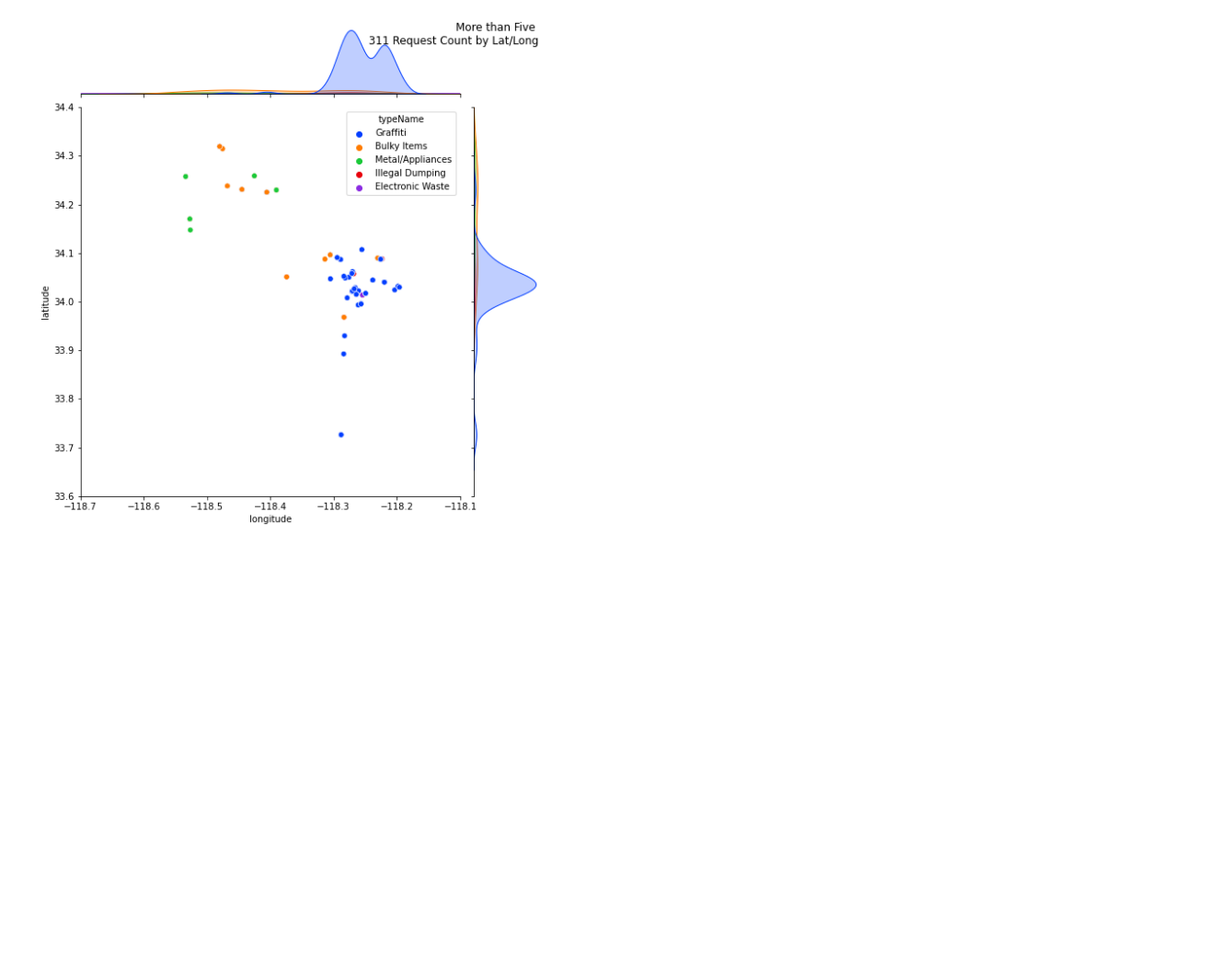
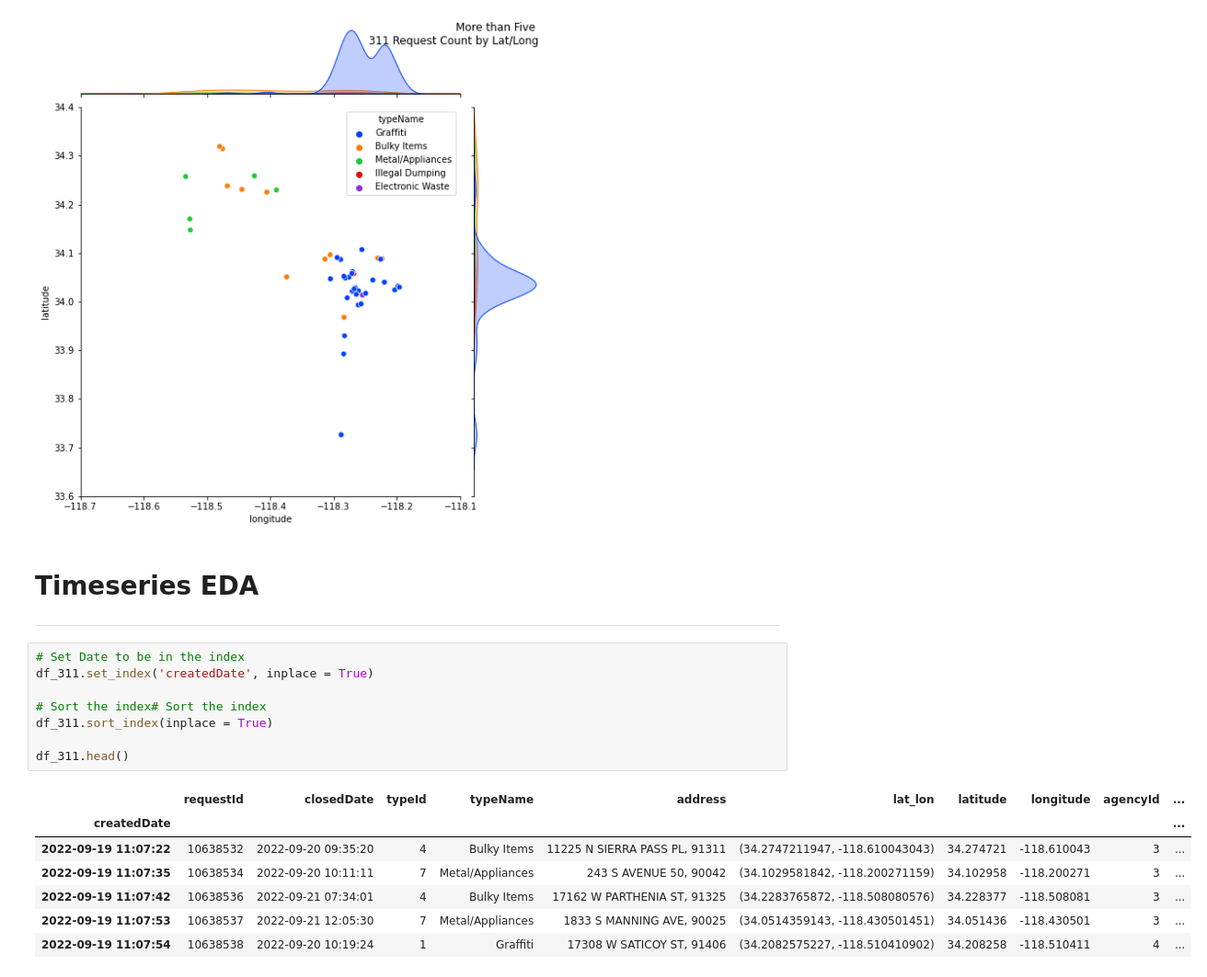
Before and after one commit to ajmachado42/Hack-for-LA-311-Data, a Jupyter notebook: I-1279/01_api_clean_eda.ipynb, the cells around one changed output. Shown at 92% size. Drawn from its saved outputs; the diff is of its cells as text; blank space fills up the shorter version.

Commit message:
timeseries EDA, started geospatial

```diff
--- a/I-1279/01_api_clean_eda.ipynb
+++ b/I-1279/01_api_clean_eda.ipynb
@@ -452,3 +567,22 @@ plt.title('More than Five \n 311 Request Count by Lat/Long', pad = 70, loc = 'ri
 plt.show();
 # %% [output]
 [figure]
+# %% [markdown]
+# Timeseries EDA
+---
+# %%
+# Set Date to be in the index
+df_311.set_index('createdDate', inplace = True)
+
+# Sort the index# Sort the index
+df_311.sort_index(inplace = True)
+
+df_311.head()
+# %% [output]
+|  | requestId | closedDate | typeId | typeName | address | lat_lon | latitude | longitude | agencyId | ... |
+| createdDate |  |  |  |  |  |  |  |  |  | ... |
+| 2022-09-19 11:07:22 | 10638532 | 2022-09-20 09:35:20 | 4 | Bulky Items | 11225 N SIERRA PASS PL, 91311 | (34.2747211947, -118.610043043) | 34.274721 | -118.610043 | 3 | ... |
+| 2022-09-19 11:07:35 | 10638534 | 2022-09-20 10:11:11 | 7 | Metal/Appliances | 243 S AVENUE 50, 90042 | (34.1029581842, -118.200271159) | 34.102958 | -118.200271 | 3 | ... |
+| 2022-09-19 11:07:42 | 10638536 | 2022-09-21 07:34:01 | 4 | Bulky Items | 17162 W PARTHENIA ST, 91325 | (34.2283765872, -118.508080576) | 34.228377 | -118.508081 | 3 | ... |
+| 2022-09-19 11:07:53 | 10638537 | 2022-09-21 12:05:30 | 7 | Metal/Appliances | 1833 S MANNING AVE, 90025 | (34.0514359143, -118.430501451) | 34.051436 | -118.430501 | 3 | ... |
+| 2022-09-19 11:07:54 | 10638538 | 2022-09-20 10:19:24 | 1 | Graffiti | 17308 W SATICOY ST, 91406 | (34.2082575227, -118.510410902) | 34.208258 | -118.510411 | 4 | ... |
```
Also changed, not shown: parts of 18 cells of this notebook, 4 other files.
